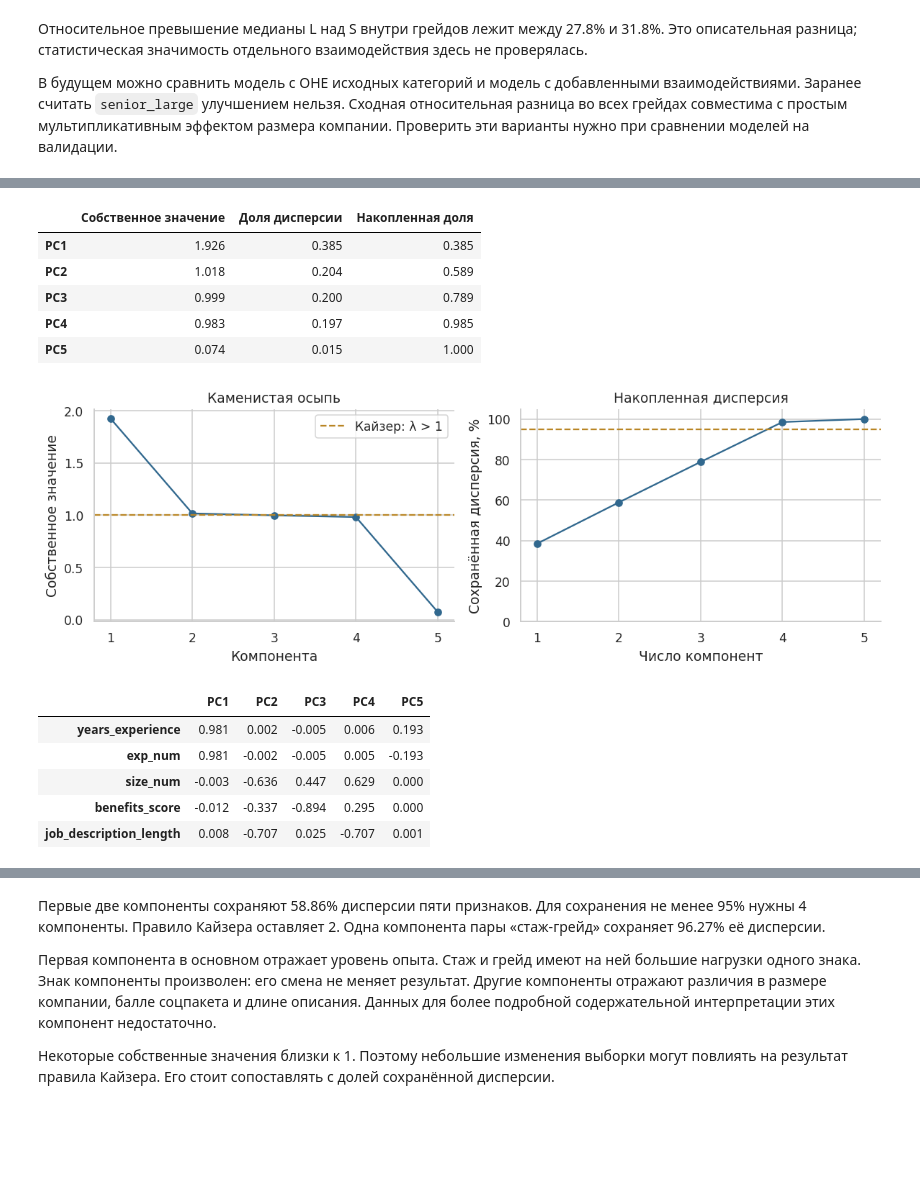
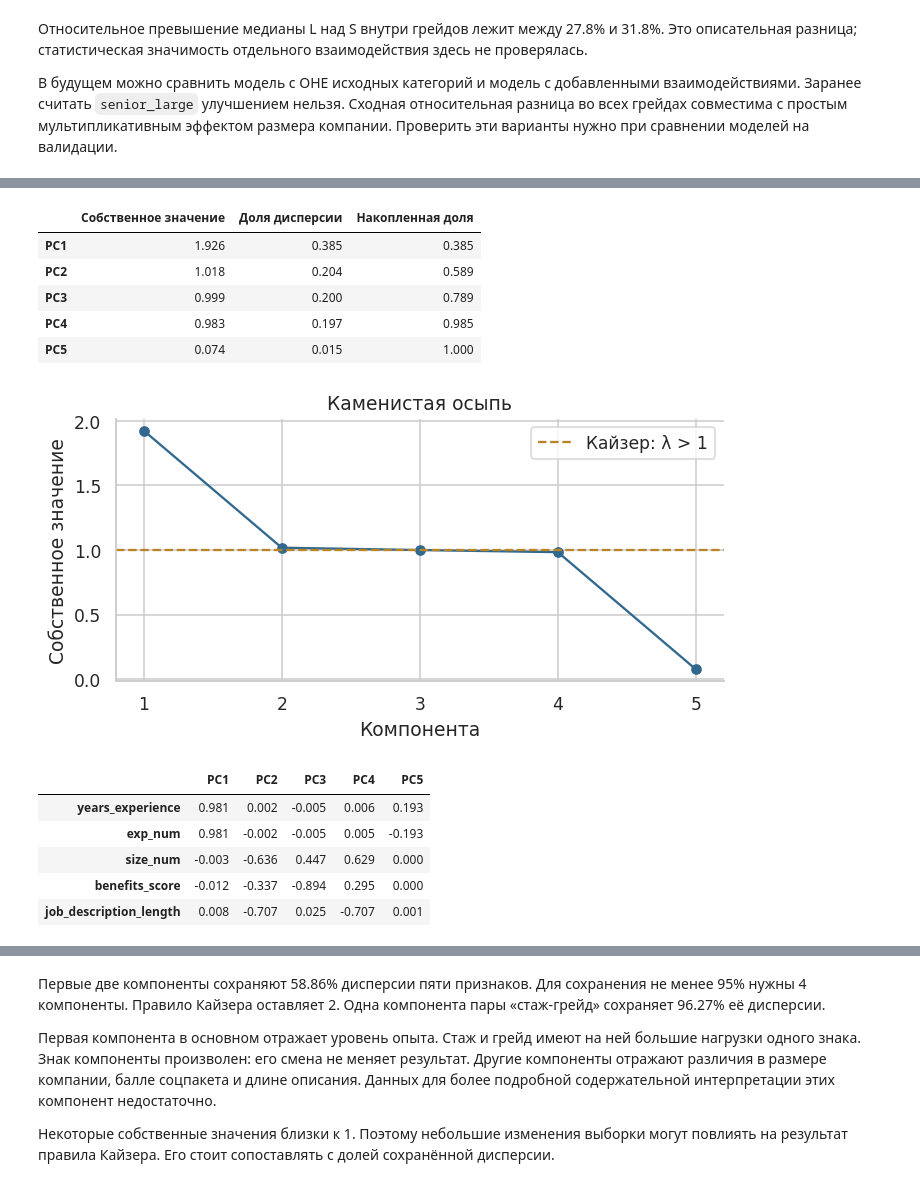
Before and after one commit to daniil-novel/machine-learning-course, a Jupyter notebook: Задание 1/Задание1_16.09.2026_DaraganPrivezentsev_completed.ipynb, the cells around one changed output, grey strips where cells are left out. Drawn from its saved outputs; the diff is of its cells as text; code cells hidden in the pictures; blank space fills up the shorter version.

Commit message:
Clarify annual salary anomaly bounds and simplify notebook checks and charts

```diff
--- a/Задание 1/Задание1_16.09.2026_DaraganPrivezentsev_completed.ipynb
+++ b/Задание 1/Задание1_16.09.2026_DaraganPrivezentsev_completed.ipynb
@@ -1298,50 +1426,76 @@ report['interaction']=(f'Относительное превышение мед
 # %%
 def pca_frame(frame):
-    return frame.assign(exp_num=frame.experience_level.map(LEVEL_MAP),size_num=frame.company_size.map(SIZE_MAP))
-pca_columns=['years_experience','exp_num','size_num','benefits_score','job_description_length']
-pca_pipeline=Pipeline([('imputer',SimpleImputer(strategy='median')),('scaler',StandardScaler()),
-                       ('pca',PCA(svd_solver='full'))])
-pca_train=pca_pipeline.fit_transform(pca_frame(train)[pca_columns])
-pca_test=pca_pipeline.transform(pca_frame(test)[pca_columns])
-pca=pca_pipeline.named_steps['pca']
-eigenvalues=pca.explained_variance_
-variance=pca.explained_variance_ratio_
-cumulative=np.cumsum(variance)
-component_names=[f'PC{i+1}' for i in range(len(pca_columns))]
-n95=int(np.searchsorted(cumulative,.95)+1)
-n_kaiser=int((eigenvalues>1).sum())
-display(pd.DataFrame({'Собственное значение':eigenvalues,'Доля дисперсии':variance,
-                       'Накопленная доля':cumulative},index=component_names))
-fig,axes=plt.subplots(1,2,figsize=(11,3.8))
-axes[0].plot(range(1,6),eigenvalues,'o-',color=BLUE); axes[0].axhline(1,color=GOLD,ls='--',label='Кайзер: λ > 1')
-axes[0].set(xticks=range(1,6),xlabel='Компонента',ylabel='Собственное значение',title='Каменистая осыпь'); axes[0].legend()
-axes[1].plot(range(1,6),cumulative*100,'o-',color=BLUE); axes[1].axhline(95,color=GOLD,ls='--')
-axes[1].set(xticks=range(1,6),ylim=(0,105),xlabel='Число компонент',ylabel='Сохранённая дисперсия, %',title='Накопленная дисперсия')
+    return frame.assign(
+        exp_num=frame.experience_level.map(LEVEL_MAP),
+        size_num=frame.company_size.map(SIZE_MAP),
+    )
+
+
+pca_columns = [
+    "years_experience",
+    "exp_num",
+    "size_num",
+    "benefits_score",
+    "job_description_length",
+]
+pca_pipeline = Pipeline(
+    [
+        ("imputer", SimpleImputer(strategy="median")),
+        ("scaler", StandardScaler()),
+        ("pca", PCA(svd_solver="full")),
+    ]
+)
+pca_train = pca_pipeline.fit_transform(pca_frame(train)[pca_columns])
+pca_test = pca_pipeline.transform(pca_frame(test)[pca_columns])
+pca = pca_pipeline.named_steps["pca"]
+eigenvalues = pca.explained_variance_
+variance = pca.explained_variance_ratio_
+cumulative = np.cumsum(variance)
+component_names = [f"PC{i + 1}" for i in range(len(pca_columns))]
+n95 = int(np.searchsorted(cumulative, 0.95) + 1)
+n_kaiser = int((eigenvalues > 1).sum())
+display(
+    pd.DataFrame(
+        {
+            "Собственное значение": eigenvalues,
+            "Доля дисперсии": variance,
+            "Накопленная доля": cumulative,
+        },
+        index=component_names,
+    )
+)
+fig, ax = plt.subplots(figsize=(6.5, 3.5))
+ax.plot(range(1, 6), eigenvalues, "o-", color=BLUE)
+ax.axhline(1, color=GOLD, linestyle="--", label="Кайзер: λ > 1")
+ax.set(
+    xticks=range(1, 6),
+    xlabel="Компонента",
+    ylabel="Собственное значение",
+    title="Каменистая осыпь",
+)
+ax.legend()
 finish()
-z_train=pca_pipeline.named_steps['scaler'].transform(pca_pipeline.named_steps['imputer'].transform(pca_frame(train)[pca_columns]))
-loadings=np.corrcoef(z_train.T,pca_train.T)[:len(pca_columns),len(pca_columns):]
-loading_table=pd.DataFrame(loadings,index=pca_columns,columns=component_names)
+z_train = pca_pipeline.named_steps["scaler"].transform(
+    pca_pipeline.named_steps["imputer"].transform(pca_frame(train)[pca_columns])
+)
+loadings = np.corrcoef(z_train.T, pca_train.T)[: len(pca_columns), len(pca_columns) :]
+loading_table = pd.DataFrame(loadings, index=pca_columns, columns=component_names)
 display(loading_table)
-fig,ax=plt.subplots(figsize=(7,4.5))
-sns.heatmap(loading_table,annot=True,fmt='.2f',cmap='RdBu_r',center=0,vmin=-1,vmax=1,ax=ax)
-ax.set(title='Нагрузки: корреляции признаков с компонентами',xlabel='Компонента',ylabel='Исходный признак')
-finish()
-pair_pca=Pipeline([('scaler',StandardScaler()),('pca',PCA(n_components=1,svd_solver='full'))])
-pair_train=pair_pca.fit_transform(pca_frame(train)[['years_experience','exp_num']])
-pair_test=pair_pca.transform(pca_frame(test)[['years_experience','exp_num']])
-pair_retained=pair_pca.named_steps['pca'].explained_variance_ratio_[0]
-assert np.allclose(np.corrcoef(pca_train.T)-np.eye(5),0,atol=1e-10)
-report['pca']=(f'Первые две компоненты сохраняют {cumulative[1]*100:.2f}% дисперсии пяти признаков. '
-    f'Для сохранения не менее 95% нужны {n95} компоненты. Правило Кайзера оставляет {n_kaiser}. '
-    f'Одна компонента пары «стаж-грейд» сохраняет {pair_retained*100:.2f}% её дисперсии.')
+pair_pca = Pipeline(
+    [("scaler", StandardScaler()), ("pca", PCA(n_components=1, svd_solver="full"))]
+)
+pair_train = pair_pca.fit_transform(pca_frame(train)[["years_experience", "exp_num"]])
+pair_test = pair_pca.transform(pca_frame(test)[["years_experience", "exp_num"]])
+pair_retained = pair_pca.named_steps["pca"].explained_variance_ratio_[0]
+print("Доля дисперсии пары стаж и грейд в одной компоненте, %:", round(pair_retained * 100, 2))
 # %% [output]
 |  | Собственное значение | Доля дисперсии | Накопленная доля |
 | PC1 | 1.926 | 0.385 | 0.385 |
 | PC2 | 1.018 | 0.204 | 0.589 |
 | PC3 | 0.999 | 0.200 | 0.789 |
 | PC4 | 0.983 | 0.197 | 0.985 |
 | PC5 | 0.074 | 0.015 | 1.000 |
-[figure, old version]
+[figure, new version]
 |  | PC1 | PC2 | PC3 | PC4 | PC5 |
 | years_experience | 0.981 | 0.002 | -0.005 | 0.006 | 0.193 |
 | exp_num | 0.981 | -0.002 | -0.005 | 0.005 | -0.193 |
```
Also changed, not shown: parts of 34 cells of this notebook, 4 other files.
